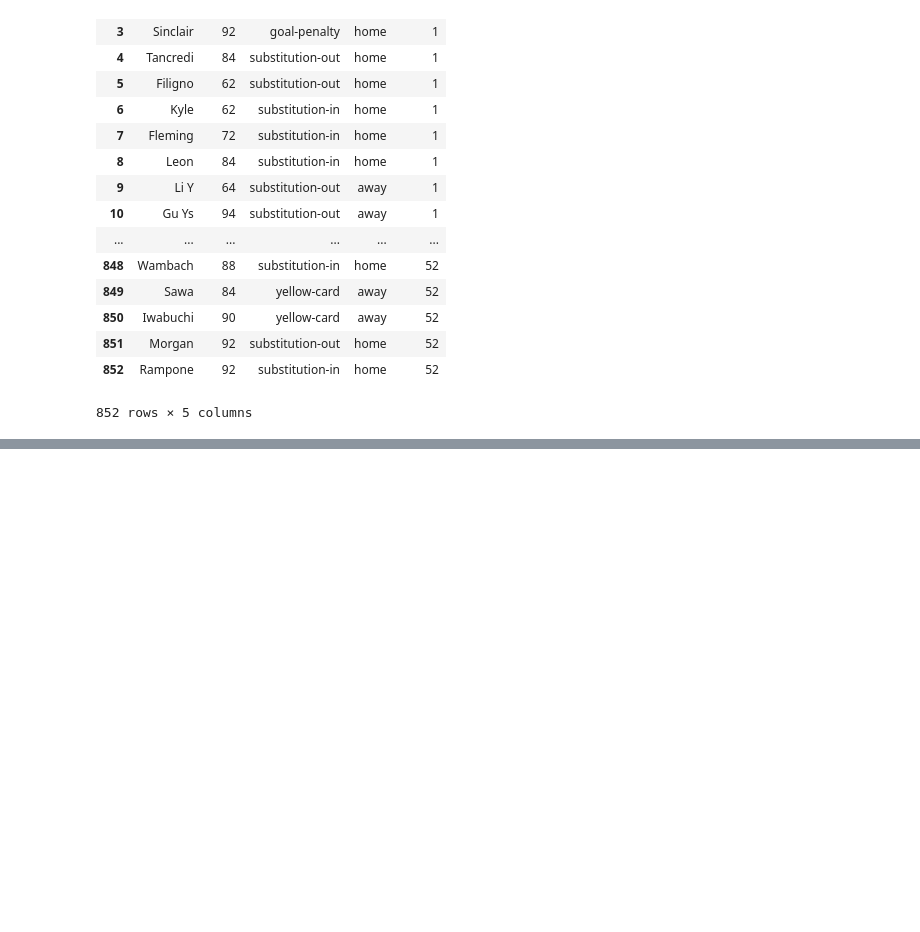
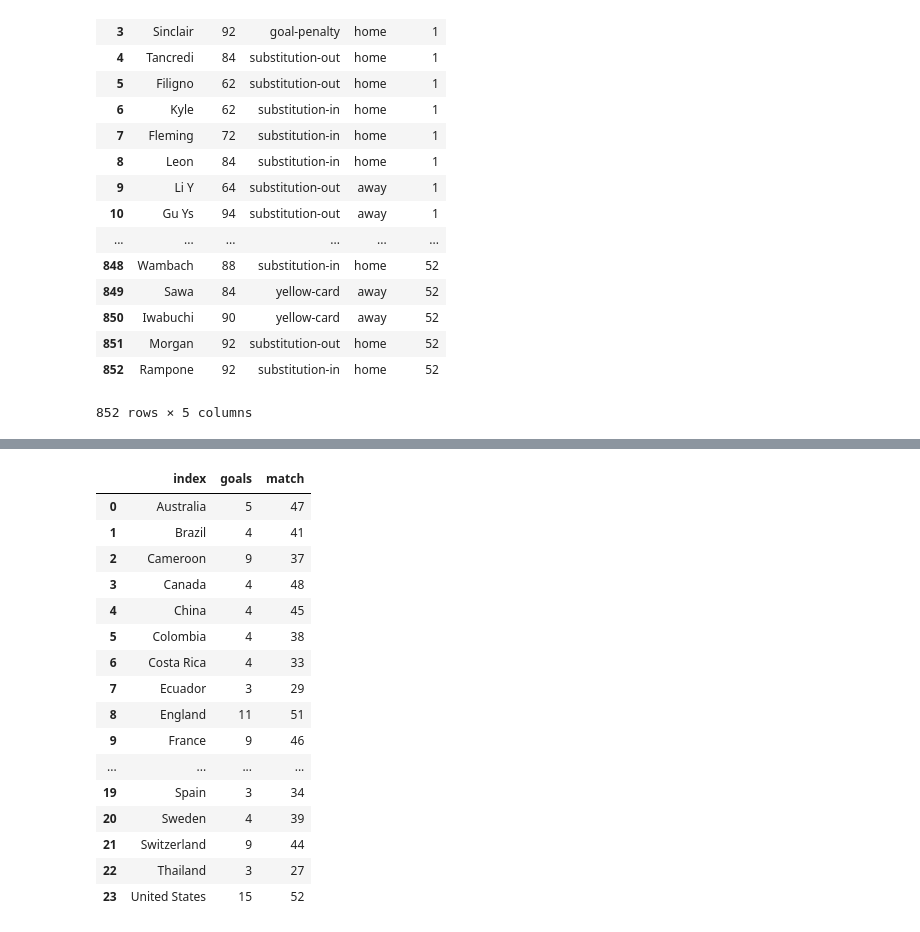
Before and after one commit to scko823/2015-womens-world-cup, a Jupyter notebook: 2015 FIFA Women's World Cup.ipynb, the cells around one changed output, grey strips where cells are left out. Saved outputs shown, nothing was run; the diff lists cells and outputs as text; code cells hidden in the pictures; blank space fills up the shorter version.

```diff
--- a/2015 FIFA Women's World Cup.ipynb
+++ b/2015 FIFA Women's World Cup.ipynb
@@ -426,0 +593,5 @@ dtype: int64
+# %%
+total_goal = unpacked_events[unpacked_events['type_of_event'].str.contains('goal')].groupby('team').time.count().order()
+max_match  = unpacked_events.groupby('team').match.max().order()
+# %%
+goal_max_match  = pd.concat([total_goal, max_match], axis =1)
@@ -426,0 +618,20 @@ dtype: int64
+# %%
+goal_max_match  = goal_max_match.reset_index(drop = False)
+# %% [output]
+|  | index | goals | match |
+| 0 | Australia | 5 | 47 |
+| 1 | Brazil | 4 | 41 |
+| 2 | Cameroon | 9 | 37 |
+| 3 | Canada | 4 | 48 |
+| 4 | China | 4 | 45 |
+| 5 | Colombia | 4 | 38 |
+| 6 | Costa Rica | 4 | 33 |
+| 7 | Ecuador | 3 | 29 |
+| 8 | England | 11 | 51 |
+| 9 | France | 9 | 46 |
+| ... | ... | ... | ... |
+| 19 | Spain | 3 | 34 |
+| 20 | Sweden | 4 | 39 |
+| 21 | Switzerland | 9 | 44 |
+| 22 | Thailand | 3 | 27 |
+| 23 | United States | 15 | 52 |
```
Also changed, not shown: parts of 25 cells of this notebook.
